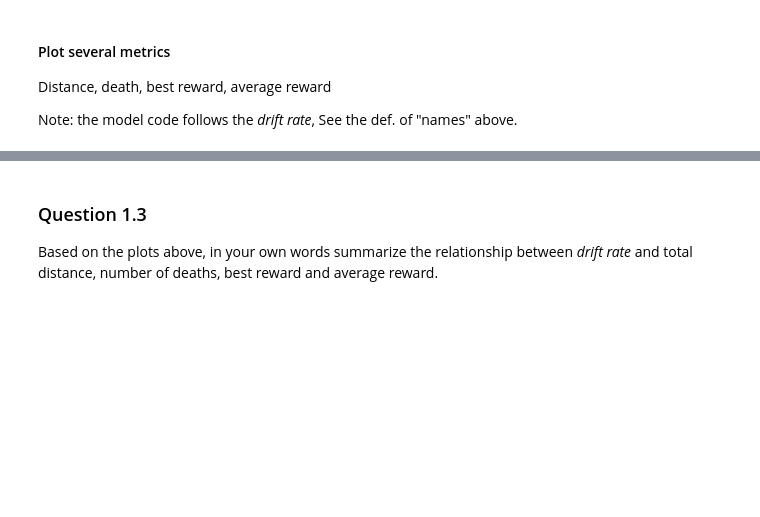
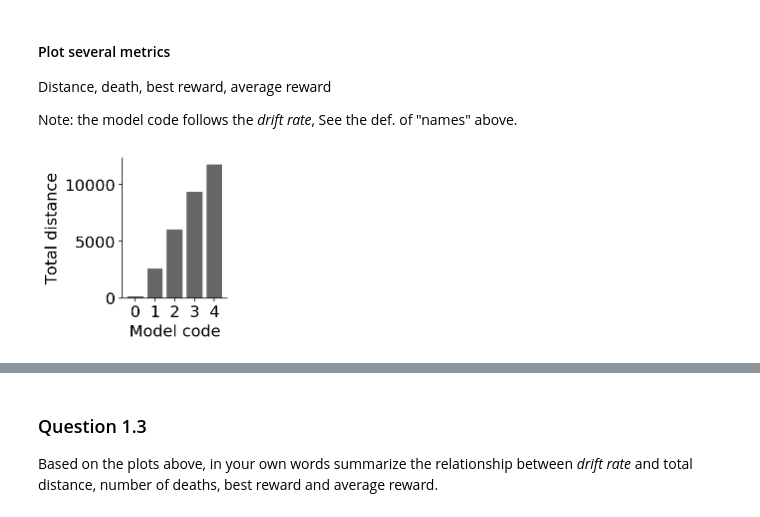
Before and after one commit to parenthetical-e/explorations-book, a Jupyter notebook: book/air-quotes.ipynb, the cells around one changed output, grey strips where cells are left out. Cells and saved outputs as stored; diff of their text form; code cells hidden in the pictures; blank space fills up the shorter version.

```diff
--- a/book/air-quotes.ipynb
+++ b/book/air-quotes.ipynb
@@ -116,6 +134,7 @@ Let's add some targets and scents to it.
 # Shared exp parameters
 num_experiments = 200
 num_steps = 200
+max_steps = 10
 seed_value = 5838
 
 min_length = 1
@@ -127,16 +146,16 @@ num_targets = 250
 target_boundary = (100, 100)
 
 # Env
-env = gym.ScentGrid(mode=None)
+env = ScentGrid(mode=None)
 env.seed(seed_value)
 
 # Targets
 prng = np.random.RandomState(seed_value)
-targets = gym.uniform_targets(num_targets, target_boundary, prng=prng)
-values = gym.constant_values(targets, 1)
+targets = uniform_targets(num_targets, target_boundary, prng=prng)
+values = constant_values(targets, 1)
 
 # Scents
-coord, scent = gym.create_grid_scent(target_boundary, amplitude=1, sigma=10)
+coord, scent = create_grid_scent(target_boundary, amplitude=1, sigma=10)
 scents = [scent for _ in range(len(targets))]
 env.add_scents(targets, values, coord, scents, noise_sigma=noise_sigma)
 # %% [markdown]
@@ -154,14 +173,13 @@ names = list(range(5))
 200 experiments for each drift rate
 # %%
 # Exp params
-max_steps = 10
 threshold = 3.0
 accumulate_sigma = 1.0
 
 # !
 results = []
 for i, drift_rate in zip(names, drift_rates):
-    accum = agent.AccumulatorGradientCardinal(
+    accum = AccumulatorGradientCardinal(
         min_length=min_length,
         max_steps=max_steps,
         drift_rate=drift_rate,
@@ -210,25 +230,26 @@ Distance, death, best reward, average reward
 
 Note: the model code follows the _drift rate_, See the def. of "names" above.
 # %%
-# Results
+# Score
 scores = []
-for i, result, color in zip(names, results, colors):
+for result in results:
     l = 0.0
     for r in result:
         l += r["agent_total_l"][-1]
     scores.append(l)
 
 # Tabulate
 m, sd = [], []
-for s in zip(scores):
+for s in scores:
     m.append(np.mean(s))
 
-# Plot means
-names = list(range(5))
+# -
 fig = plt.figure(figsize=(3, 3))
 plt.bar([str(n) for n in names], m, color="black", alpha=0.6)
 plt.ylabel("Total distance")
 plt.xlabel("Model code")
 plt.tight_layout()
 sns.despine()
+# %% [output]
+[figure, added]
 # %%
```
Also changed, not shown: parts of 28 cells of this notebook.
